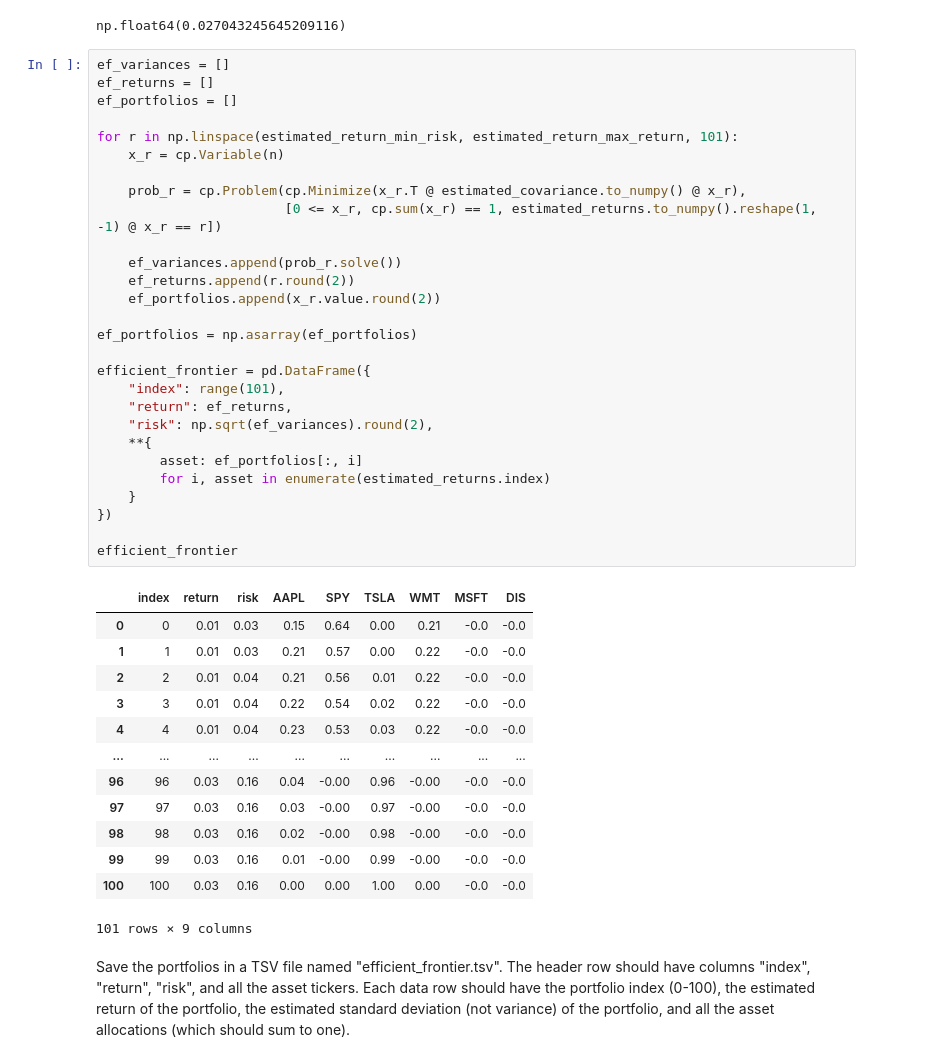
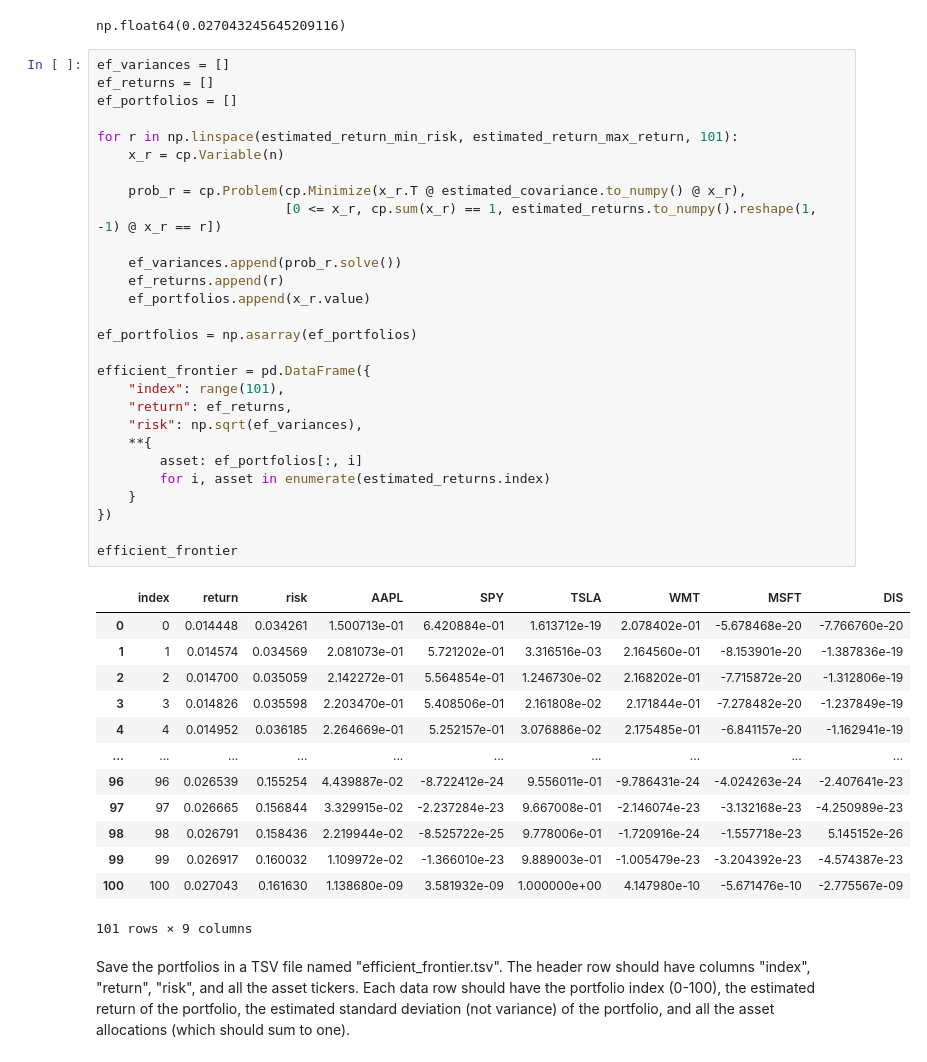
Before and after one commit to nwing2/DX704_Homework, a Jupyter notebook: dx704-project-01.ipynb, the cells around one changed output. Drawn from its saved outputs; the diff is of its cells as text.

```diff
--- a/dx704-project-01.ipynb
+++ b/dx704-project-01.ipynb
@@ -327,44 +327,44 @@ np.float64(0.027043245645209116)
 # %%
 ef_variances = []
 ef_returns = []
 ef_portfolios = []
 
 for r in np.linspace(estimated_return_min_risk, estimated_return_max_return, 101):
     x_r = cp.Variable(n)
 
     prob_r = cp.Problem(cp.Minimize(x_r.T @ estimated_covariance.to_numpy() @ x_r),
                         [0 <= x_r, cp.sum(x_r) == 1, estimated_returns.to_numpy().reshape(1, -1) @ x_r == r])
 
     ef_variances.append(prob_r.solve())
-    ef_returns.append(r.round(2))
-    ef_portfolios.append(x_r.value.round(2))
+    ef_returns.append(r)
+    ef_portfolios.append(x_r.value)
 
 ef_portfolios = np.asarray(ef_portfolios)
 
 efficient_frontier = pd.DataFrame({
     "index": range(101),
     "return": ef_returns,
-    "risk": np.sqrt(ef_variances).round(2),
+    "risk": np.sqrt(ef_variances),
     **{
         asset: ef_portfolios[:, i]
         for i, asset in enumerate(estimated_returns.index)
     }
 })
 
 efficient_frontier
 # %% [output]
 |  | index | return | risk | AAPL | SPY | TSLA | WMT | MSFT | DIS |
-| 0 | 0 | 0.01 | 0.03 | 0.15 | 0.64 | 0.00 | 0.21 | -0.0 | -0.0 |
-| 1 | 1 | 0.01 | 0.03 | 0.21 | 0.57 | 0.00 | 0.22 | -0.0 | -0.0 |
-| 2 | 2 | 0.01 | 0.04 | 0.21 | 0.56 | 0.01 | 0.22 | -0.0 | -0.0 |
-| 3 | 3 | 0.01 | 0.04 | 0.22 | 0.54 | 0.02 | 0.22 | -0.0 | -0.0 |
-| 4 | 4 | 0.01 | 0.04 | 0.23 | 0.53 | 0.03 | 0.22 | -0.0 | -0.0 |
+| 0 | 0 | 0.014448 | 0.034261 | 1.500713e-01 | 6.420884e-01 | 1.613712e-19 | 2.078402e-01 | -5.678468e-20 | -7.766760e-20 |
+| 1 | 1 | 0.014574 | 0.034569 | 2.081073e-01 | 5.721202e-01 | 3.316516e-03 | 2.164560e-01 | -8.153901e-20 | -1.387836e-19 |
+| 2 | 2 | 0.014700 | 0.035059 | 2.142272e-01 | 5.564854e-01 | 1.246730e-02 | 2.168202e-01 | -7.715872e-20 | -1.312806e-19 |
+| 3 | 3 | 0.014826 | 0.035598 | 2.203470e-01 | 5.408506e-01 | 2.161808e-02 | 2.171844e-01 | -7.278482e-20 | -1.237849e-19 |
+| 4 | 4 | 0.014952 | 0.036185 | 2.264669e-01 | 5.252157e-01 | 3.076886e-02 | 2.175485e-01 | -6.841157e-20 | -1.162941e-19 |
 | ... | ... | ... | ... | ... | ... | ... | ... | ... | ... |
-| 96 | 96 | 0.03 | 0.16 | 0.04 | -0.00 | 0.96 | -0.00 | -0.0 | -0.0 |
-| 97 | 97 | 0.03 | 0.16 | 0.03 | -0.00 | 0.97 | -0.00 | -0.0 | -0.0 |
-| 98 | 98 | 0.03 | 0.16 | 0.02 | -0.00 | 0.98 | -0.00 | -0.0 | -0.0 |
-| 99 | 99 | 0.03 | 0.16 | 0.01 | -0.00 | 0.99 | -0.00 | -0.0 | -0.0 |
-| 100 | 100 | 0.03 | 0.16 | 0.00 | 0.00 | 1.00 | 0.00 | -0.0 | -0.0 |
+| 96 | 96 | 0.026539 | 0.155254 | 4.439887e-02 | -8.722412e-24 | 9.556011e-01 | -9.786431e-24 | -4.024263e-24 | -2.407641e-23 |
+| 97 | 97 | 0.026665 | 0.156844 | 3.329915e-02 | -2.237284e-23 | 9.667008e-01 | -2.146074e-23 | -3.132168e-23 | -4.250989e-23 |
+| 98 | 98 | 0.026791 | 0.158436 | 2.219944e-02 | -8.525722e-25 | 9.778006e-01 | -1.720916e-24 | -1.557718e-23 | 5.145152e-26 |
+| 99 | 99 | 0.026917 | 0.160032 | 1.109972e-02 | -1.366010e-23 | 9.889003e-01 | -1.005479e-23 | -3.204392e-23 | -4.574387e-23 |
+| 100 | 100 | 0.027043 | 0.161630 | 1.138680e-09 | 3.581932e-09 | 1.000000e+00 | 4.147980e-10 | -5.671476e-10 | -2.775567e-09 |
 101 rows × 9 columns
 # %% [markdown]
 Save the portfolios in a TSV file named "efficient_frontier.tsv".
```
Also changed, not shown: parts of 5 cells of this notebook, 6 other files.
